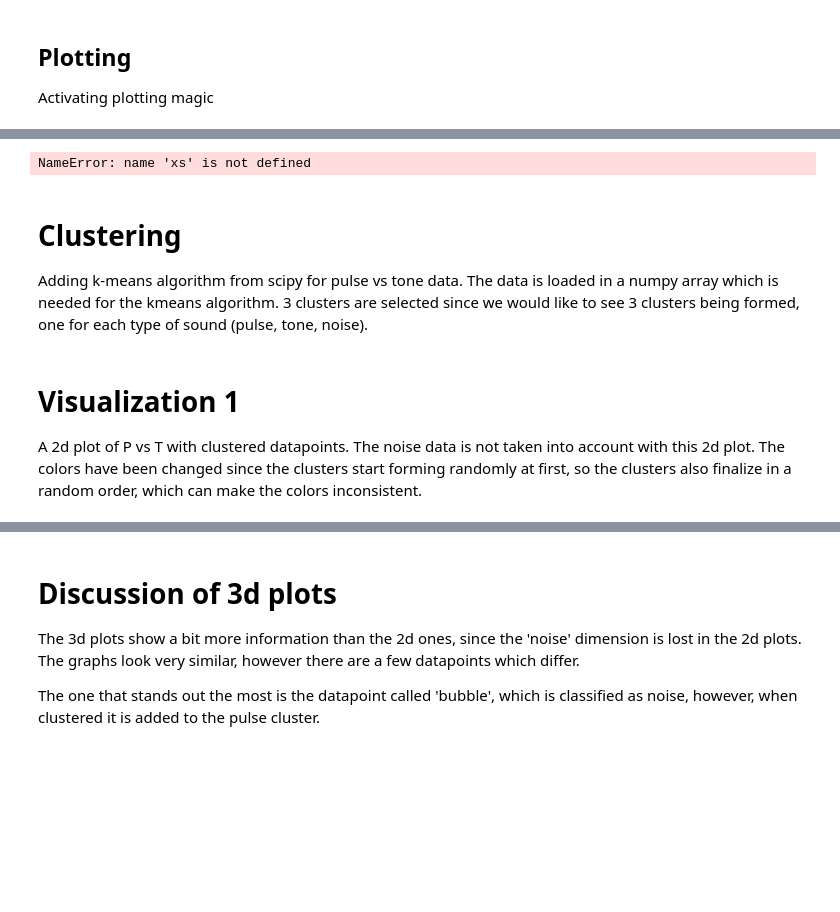
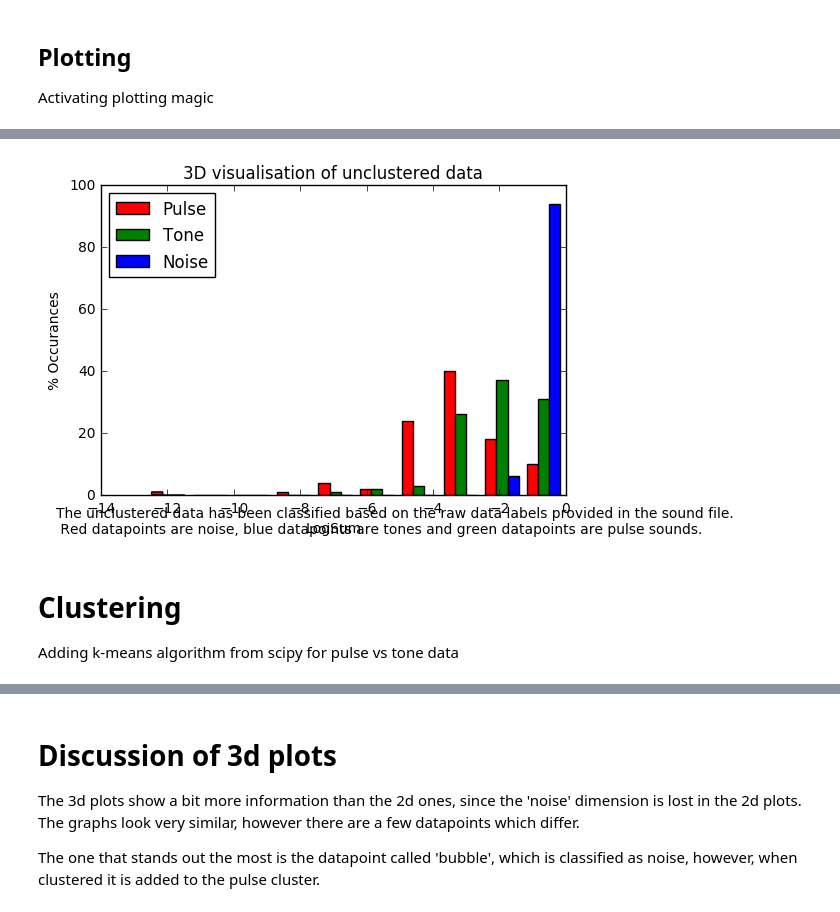
Before and after one commit to DanitaGnanaraj/clustering, a Jupyter notebook: Danita, Kevin_P4_Clustering.ipynb, the cells around one changed output, grey strips where cells are left out. Saved outputs shown, nothing was run; the diff lists cells and outputs as text; code cells hidden in the pictures; blank space fills up the shorter version.

```diff
--- a/Danita, Kevin_P4_Clustering.ipynb
+++ b/Danita, Kevin_P4_Clustering.ipynb
@@ -97,25 +92,27 @@ Histogram visualiasion of raw input data. We use this to see the spread of the d
 # %%
 import pylab as P
 
 #set the values for the histogram
 P.hist( [xs,ys,zs], 10,  histtype='bar', color=['red', 'green', 'blue'],
 label=['Pulse', 'Tone', 'Noise'])
 
 P.title('Histogram Representation of raw noise data')
 P.ylabel('% Occurances')
 P.xlabel('LogSum')
 
 #display legend of upper left of plot area
 P.legend(loc='upper left')
+plt.title('3D visualisation of unclustered data')
+figtext(.05, .03, "The unclustered data has been classified based on the raw data labels provided in the sound file. \n Red datapoints are noise, blue datapoints are tones and green datapoints are pulse sounds.")
 
 #show the plot
 P.show()
 # %% [output]
-NameError: name 'xs' is not defined
+[figure, added]
-# %% [markdown]
-# Clustering
-
-Adding k-means algorithm from scipy for pulse vs tone data. The data is loaded in a numpy array which is needed for the kmeans algorithm. 3 clusters are selected since we would like to see 3 clusters being formed, one for each type of sound (pulse, tone, noise).
+# %% [markdown]
+# Clustering
+
+Adding k-means algorithm from scipy for pulse vs tone data
 # %%
 from pylab import plot,show
 from numpy import vstack,array
@@ -134,7 +131,3 @@ centroids,_ = kmeans(data,3)
 #2 arrays which information on clusterdata
 #vq assigns a code to observations, code can be related to the cluster
 idx,_ = vq(data,centroids)
-# %% [markdown]
-# Visualization 1
-
-A 2d plot of P vs T with clustered datapoints. The noise data is not taken into account with this 2d plot. The colors have been changed since the clusters start forming randomly at first, so the clusters also finalize in a random order, which can make the colors inconsistent.
```
Also changed, not shown: parts of 22 cells of this notebook.
